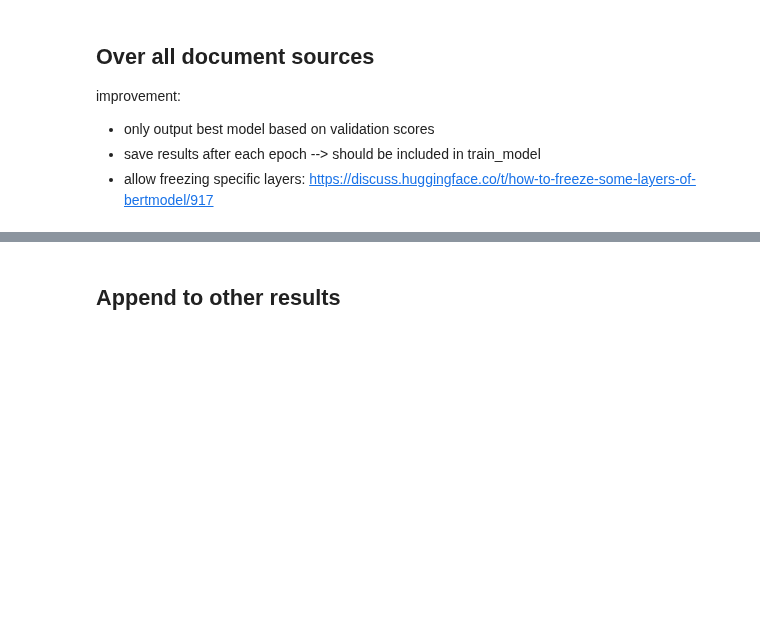
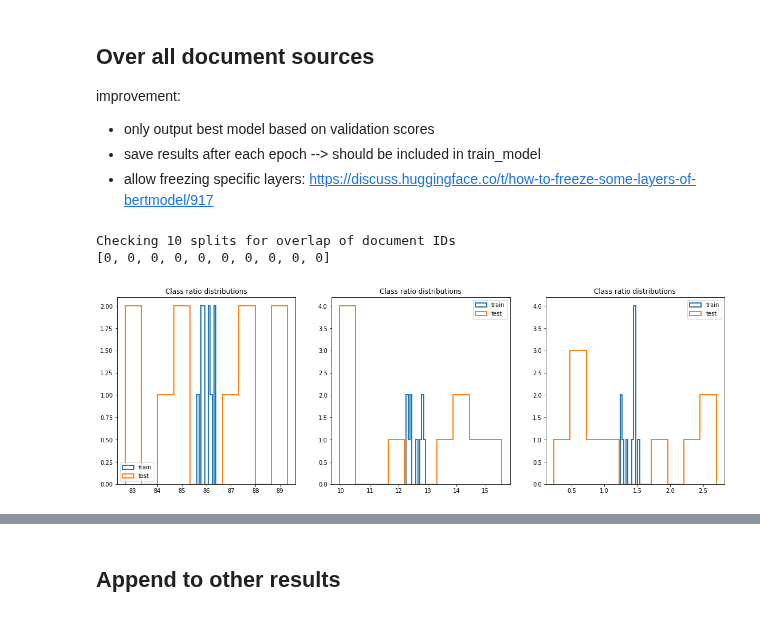
Before and after one commit to umcu/negation-detection, a Jupyter notebook: sandbox/finetuning_negation_detection.ipynb, the cells around one changed output, grey strips where cells are left out. Drawn from its saved outputs; the diff is of its cells as text; code cells hidden in the pictures; blank space fills up the shorter version.

Commit message:
updating of splitters

```diff
--- a/sandbox/finetuning_negation_detection.ipynb
+++ b/sandbox/finetuning_negation_detection.ipynb
@@ -132,7 +137,7 @@ args.output_dir
 # the dataset loader should  include the id_begin_end in the output
 # %%
 # load NER DCC set
-dcc = pd.read_csv("../data/DCC_df_ASL1_hypothetical.csv",
+dcc = pd.read_csv("../data/DCC_df_ASL1_Historical.csv",
                   sep="\t",
                   skip_blank_lines=True,
                   engine="python",
@@ -257,7 +296,19 @@ dcc=dcc[['Id', 'Word', 'BIO', 'Negation', 'Experiencer',
          'Temporality', 'Begin', 'End', 'center']]
 # %%
 # dcc-splitter for folds
-docs_ids = ["_".join(d.split("_")[:-1])for d in dcc.Id.unique().tolist()]
+unique_docs = dcc.Id.unique().tolist()
+docs_ids = ["_".join(d.split("_")[:-1])for d in unique_docs]
+
+# TODO: a lot of documents will not have any label for a specific task, these should be removed from the dataset at this point
+labels = dcc.groupby('Id', as_index=True, sort=False)[args.task].apply(lambda x: x[x!='O'].mode().get(0) if not x[x!='O'].mode().empty
+                                            else pd.Series([np.nan])).reset_index()
+labels = labels.loc[labels.Id==unique_docs]
+labels['Id'] = labels['Id'].str.split("_").apply(lambda x: x[0])
+labels = labels.set_index('Id')
+labels = labels[labels.Temporality.apply(lambda x: type(x)==str)]
+keep_index=labels.index
+
+docs_ids = [d for d in docs_ids if d in keep_index]
 group_ids = [d[:6] for d in docs_ids]
 
 dcc_splitter = splitter.DCCSplitter(None,    # dcc_dir
@@ -265,19 +316,41 @@ dcc_splitter = splitter.DCCSplitter(None,    # dcc_dir
                                     skip_file,
                                     n_splits,
                                     random_state,
+                                    labels=labels,
                                     doc_ids=docs_ids,
                                     group_ids = group_ids,
-                                    write_to_file=False)
+                                    write_to_file=False,
+                                    stratified=True)
 splits = dcc_splitter.split()
 # %%
 # check if there is no leakage
 overlap_counts = []
+label_ratios = []
 print(f'Checking {len(splits)} splits for overlap of document IDs')
 for _split in splits:
     test =  [_id[:7] for _id in _split['test']]
     train = [_id[:7] for _id in _split['train']]
 
+    test_label_ratios = list(labels.loc[_split['test']][args.task].value_counts()/labels.loc[_split['test']][args.task].value_counts().sum()*100)
+    train_label_ratios = list(labels.loc[_split['train']][args.task].value_counts()/labels.loc[_split['train']][args.task].value_counts().sum()*100)
+
     overlap_counts.append(len(set(test).intersection(set(train))))
+    label_ratios.append((test_label_ratios, train_label_ratios))
 print(overlap_counts)
+
+arr_train_label_ratios = np.array([np.array(x[1]) for x in label_ratios])
+arr_test_label_ratios = np.array([np.array(x[0]) for x in label_ratios])
+
+n_classes =arr_train_label_ratios.shape[1]
+fig, ax = plt.subplots(1,n_classes, figsize=(19,6))
+for i in range(n_classes):
+    ax[i].hist(arr_train_label_ratios[:,i], histtype='step', lw=2, label='train')
+    ax[i].hist(arr_test_label_ratios[:,i], histtype='step', lw=2, label='test')
+    ax[i].legend()
+    ax[i].set_title('Class ratio distributions')
+# %% [output]
+Checking 10 splits for overlap of document IDs
+[0, 0, 0, 0, 0, 0, 0, 0, 0, 0]
+[figure, added]
 # %%
 args.model_path
```
Also changed, not shown: parts of 18 cells of this notebook, 7 other files.
